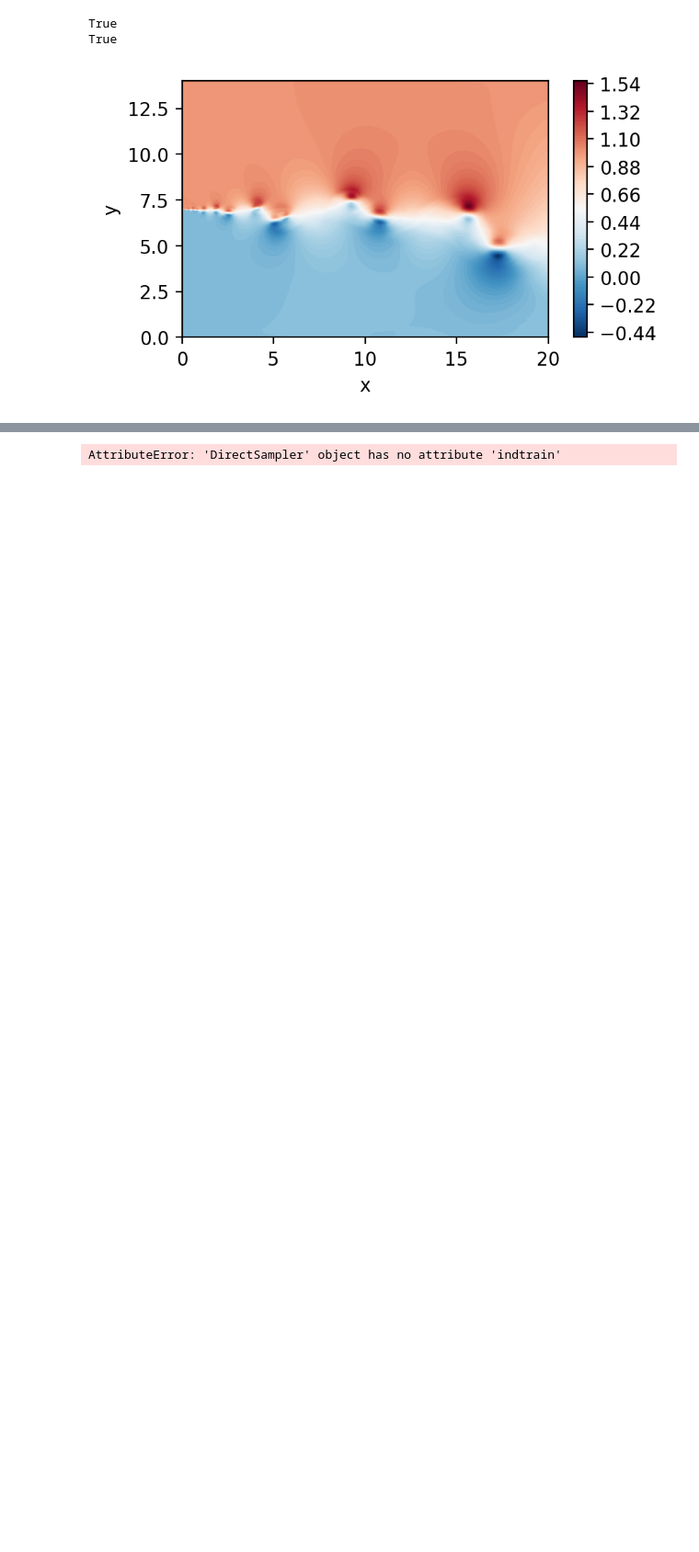
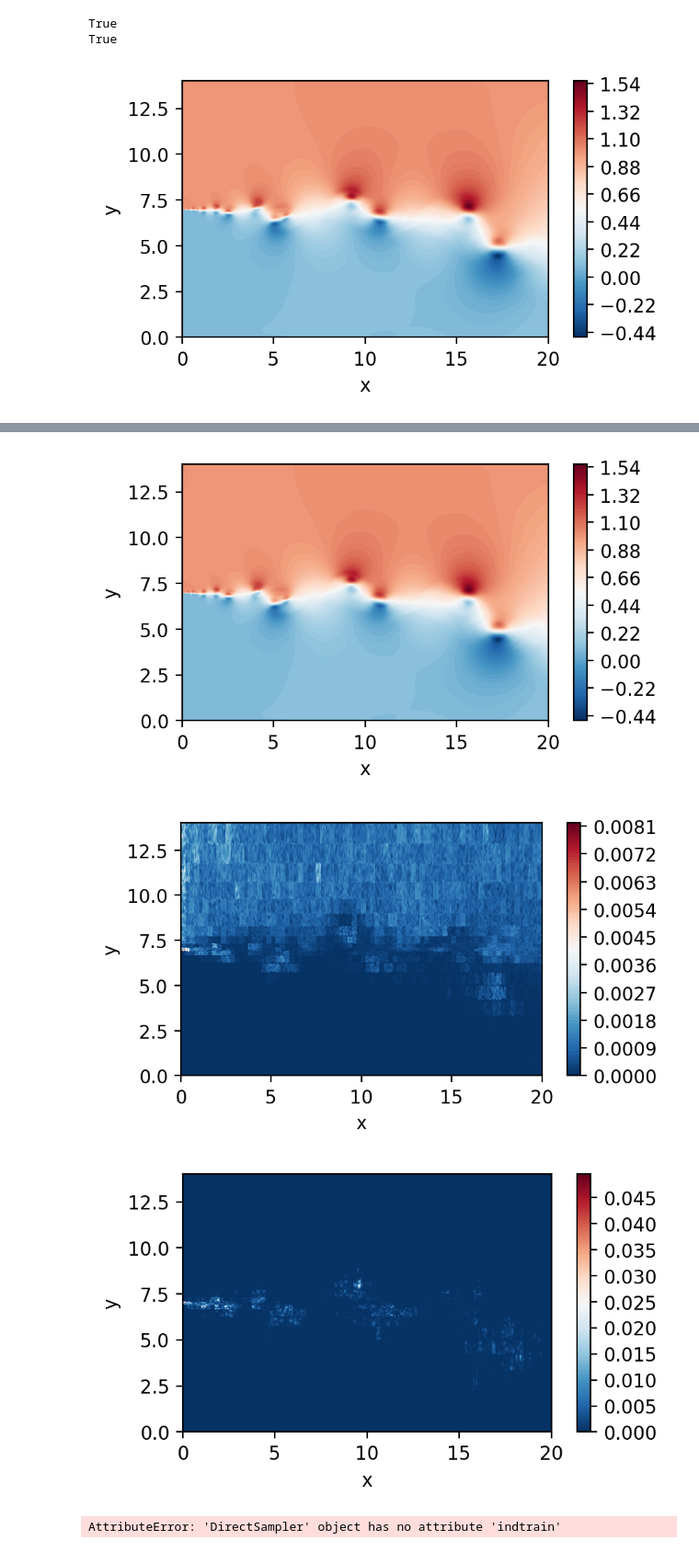
Before and after one commit to nchristensen/pySEMTools, a Jupyter notebook: examples/7-data_compression/1-Direct_sampling.ipynb, the cells around one changed output, grey strips where cells are left out. Shown at 92% size. Drawn from its saved outputs; the diff is of its cells as text; code cells hidden in the pictures; blank space fills up the shorter version.

```diff
--- a/examples/7-data_compression/1-Direct_sampling.ipynb
+++ b/examples/7-data_compression/1-Direct_sampling.ipynb
@@ -136,4 +170,5 @@ print(ds.uncompressed_data["u"]["field"].shape)
 ### Read the data in another object
 # %%
 ds_read = DirectSampler(comm, filename="test")
+ds_torch_read = DirectSampler(comm, filename="test_torch")
 # %% [output]
@@ -242,4 +268,6 @@ recon = ds.predict(ds.field_sampled)
 recon3, _ = ds.reconstruct_field(field_name="u", get_mean=True)
 
 recon2, recon2_std = ds_read.reconstruct_field(field_name="u", get_mean=True, get_std=True)
+
+recon2_torch, recon2_std_torch = ds_torch_read.reconstruct_field(field_name="u", get_mean=True, get_std=True)
 # %% [output]
@@ -345,3 +398,40 @@ print(np.min(abs(recon2 - recon)))
+# %%
+fig, ax = plt.subplots(figsize=(5, 2.5), dpi = 200)
+#c = ax.tricontourf(msh.x.flatten(), msh.y.flatten() , fld.registry["u"].flatten() - recon2_torch.flatten(), levels=100, cmap="RdBu_r")
+c = ax.tricontourf(msh.x.flatten(), msh.y.flatten() ,recon2_torch.flatten(), levels=100, cmap="RdBu_r")
+fig.colorbar(c)
+ax.set_aspect('equal')
+ax.set_xlabel("x")
+ax.set_ylabel("y")
+#ax.set_xlim([1.5,6.5])
+#ax.set_ylim([5.5,8.5])
+plt.show()
+
+
+fig, ax = plt.subplots(figsize=(5, 2.5), dpi = 200)
+#c = ax.tricontourf(msh.x.flatten(), msh.y.flatten() , fld.registry["u"].flatten() - recon2_torch.flatten(), levels=100, cmap="RdBu_r")
+c = ax.tricontourf(msh.x.flatten(), msh.y.flatten() ,recon2_std_torch.flatten(), levels=100, cmap="RdBu_r")
+fig.colorbar(c)
+ax.set_aspect('equal')
+ax.set_xlabel("x")
+ax.set_ylabel("y")
+#ax.set_xlim([1.5,6.5])
+#ax.set_ylim([5.5,8.5])
+plt.show()
+
+fig, ax = plt.subplots(figsize=(5, 2.5), dpi = 200)
+c = ax.tricontourf(msh.x.flatten(), msh.y.flatten() , np.sqrt((fld.registry["u"].flatten() - recon2_torch.flatten())**2), levels=100, cmap="RdBu_r")
+fig.colorbar(c)
+ax.set_aspect('equal')
+ax.set_xlabel("x")
+ax.set_ylabel("y")
+#ax.set_xlim([1.5,6.5])
+#ax.set_ylim([5.5,8.5])
+plt.show()
+# %% [output]
+[figure, added]
+[figure, added]
+[figure, added]
 # %%
 print(ds.indtrain.shape)
 
```
Also changed, not shown: parts of 19 cells of this notebook, 1 other file.
